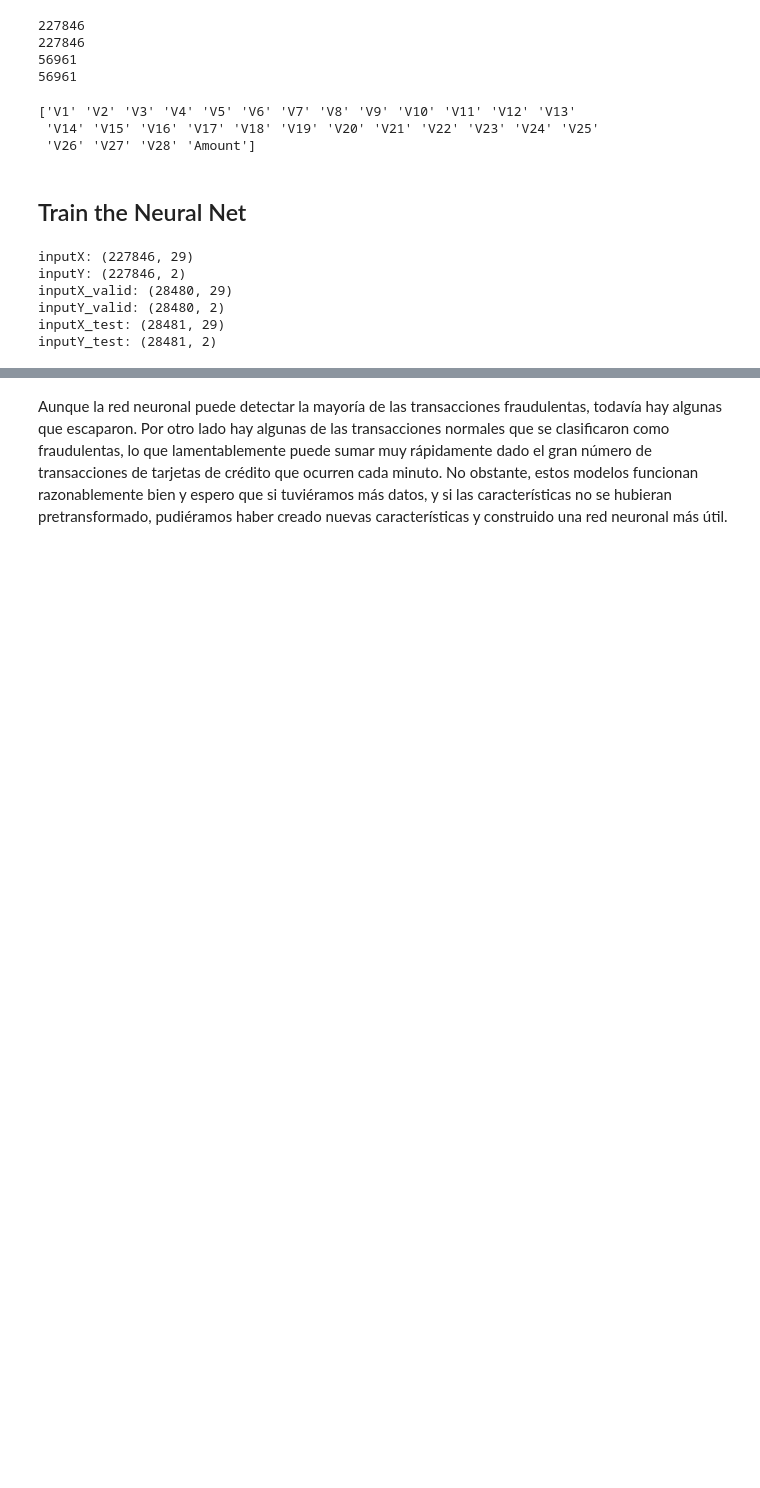
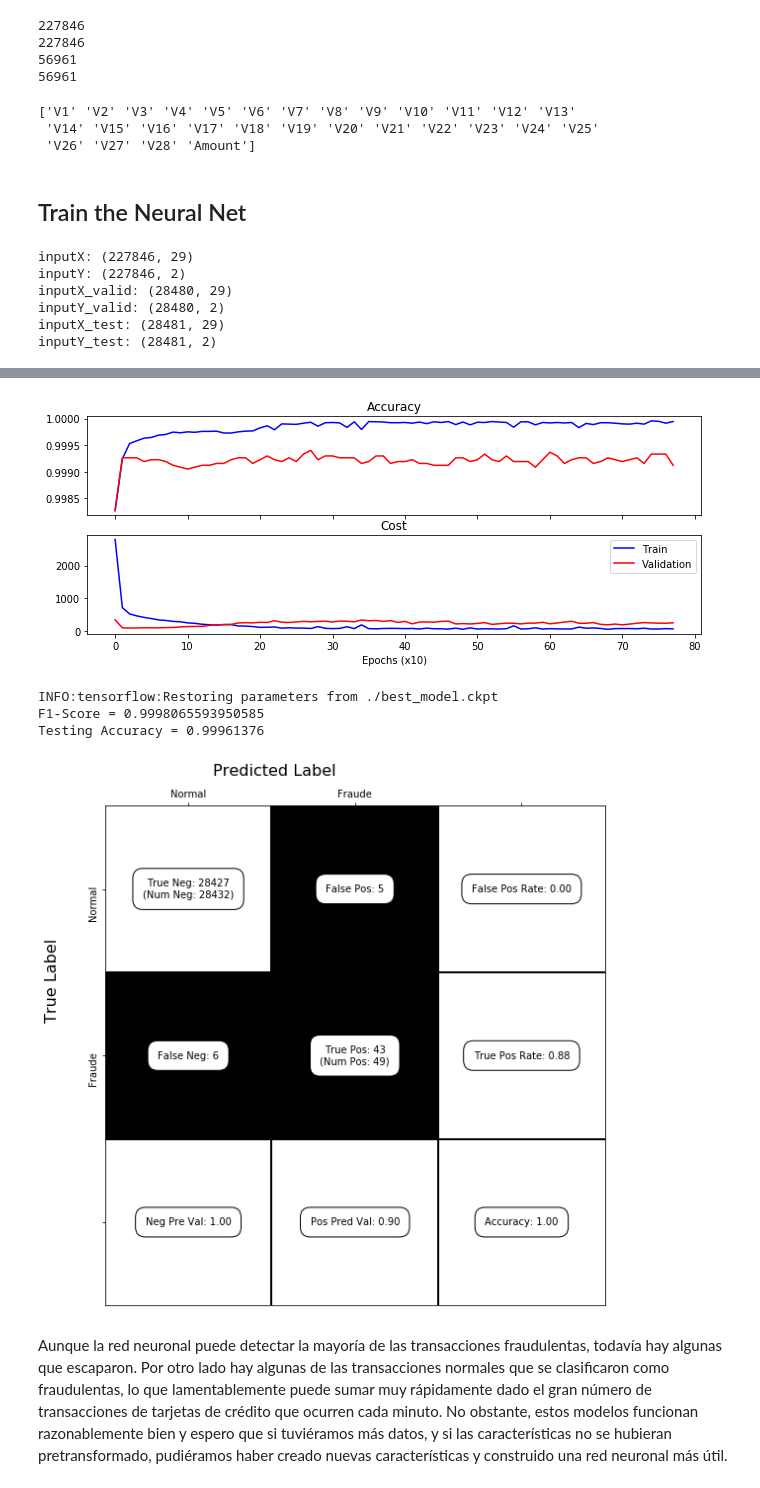
Before and after one commit to mtailanian/hack_iia, a Jupyter notebook: fraude_detection/FraudeDetection.ipynb, the cells around one changed output, grey strips where cells are left out. Cells and saved outputs as stored; diff of their text form; code cells hidden in the pictures; blank space fills up the shorter version.

Commit message:
cambio confusion

```diff
--- a/fraude_detection/FraudeDetection.ipynb
+++ b/fraude_detection/FraudeDetection.ipynb
@@ -255,13 +259,15 @@ print(len(y_test))
 56961
 56961
 # %%
-'''Debido al desequilibrio en los datos, la siguiente relación actuará como un sistema de ponderación para nuestro modelo.
-En pocas palabras: # de fraude * ratio = # de normalidad
-'''
-ratio = len(X_train)/count_Frauds
+#Debido al desequilibrio en los datos, la siguiente relación actuará como un sistema de ponderación para nuestro modelo.
+#En pocas palabras: # de fraude * ratio = # de normalidad
 
-y_train.Fraud *= ratio
-y_test.Fraud *= ratio
+#Si quiere probar está opción descomente las líneas:
+
+
+#ratio = len(X_train)/count_Frauds
+#y_train.Fraud *= ratio
+#y_test.Fraud *= ratio
 # %%
 # Names of all of the features in X_train.
 features = X_train.columns.values
@@ -346,7 +352,7 @@ y = y4
 y_ = tf.placeholder(tf.float32, [None, 2])
 # %%
 # Parameters
-training_epochs = 2000
+training_epochs = 500
 training_dropout = 0.9
 display_step = 10
 n_samples = y_train.shape[0]
@@ -459,33 +465,39 @@ Model saved in file: ./best_model.ckpt
 # %%
 
 # Plot the accuracy and cost summaries
 f, (ax1, ax2) = plt.subplots(2, 1, sharex=True, figsize=(11,4))
 
 ax1.plot(accuracy_summary,'b', label="Train") # blue
 ax1.plot(valid_accuracy_summary,'r', label="Validation") # green
 ax1.set_title('Accuracy')
 
 ax2.plot(cost_summary,'b', label="Train")
 ax2.plot(valid_cost_summary,'r',label="Validation")
 ax2.set_title('Cost')
 
 plt.xlabel('Epochs (x10)')
 plt.legend()
 
 plt.show()# Find the predicted values, then use them to build a confusion matrix
 
 predicted = tf.argmax(y, 1)
 with tf.Session() as sess:
     # Load the best weights
     saver.restore(sess, checkpoint)
     testing_predictions, testing_accuracy = sess.run([predicted, accuracy],
                                                      feed_dict={x: inputX_test, y_:inputY_test, pkeep: 1})
 
     print("F1-Score =", f1_score(inputY_test[:,1], testing_predictions))
     print("Testing Accuracy =", testing_accuracy)
     print()
-    c = confusion_matrix(inputY_test[:,1], testing_predictions)
-    show_confusion_matrix(c, ['Fraude', 'Normal'])
+    c = confusion_matrix(inputY_test[:,0], testing_predictions==0)
+    show_confusion_matrix(c, [ 'Normal', 'Fraude'])
+# %% [output]
+[figure, added]
+INFO:tensorflow:Restoring parameters from ./best_model.ckpt
+F1-Score = 0.9998065593950585
+Testing Accuracy = 0.99961376
+[figure, added]
 # %% [markdown]
 Aunque la red neuronal puede detectar la mayoría de las transacciones fraudulentas, todavía hay algunas que escaparon. Por otro lado hay algunas de las transacciones normales que se clasificaron como fraudulentas, lo que lamentablemente puede sumar muy rápidamente dado el gran número de transacciones de tarjetas de crédito que ocurren cada minuto. No obstante, estos modelos funcionan razonablemente bien y espero que si tuviéramos más datos, y si las características no se hubieran pretransformado, pudiéramos haber creado nuevas características y construido una red neuronal más útil.
 # %% [markdown]
```
Also changed, not shown: parts of 12 cells of this notebook.
